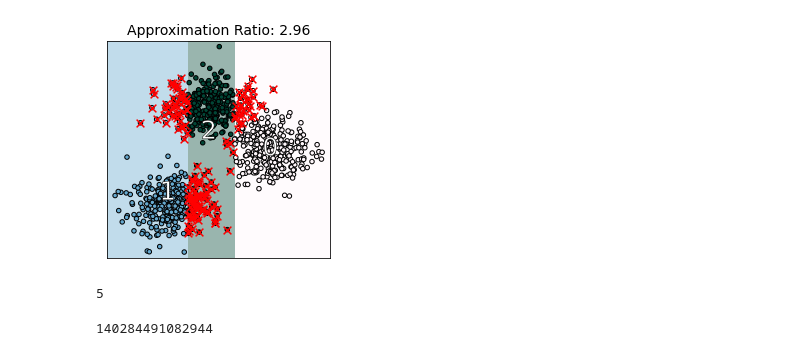
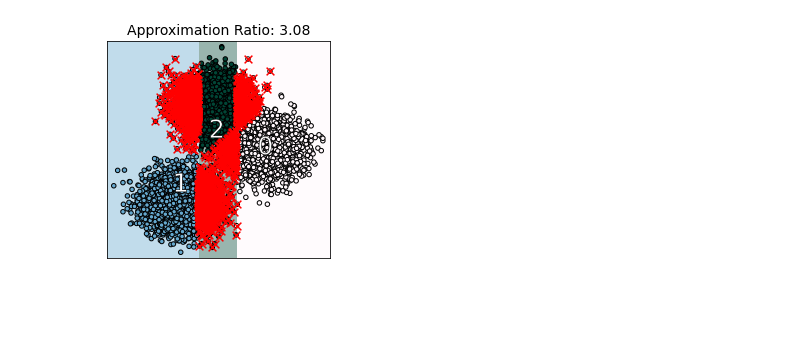
Before and after one commit to lmurtinho/ExKMC, a Jupyter notebook: ExKMC/Example with single dimension.ipynb, the cells around one changed output. Cells and saved outputs as stored; diff of their text form; code cells hidden in the pictures; blank space fills up the shorter version.

```diff
--- a/ExKMC/Example with single dimension.ipynb
+++ b/ExKMC/Example with single dimension.ipynb
@@ -10,12 +10,10 @@ import sys
 sys.path.insert(0, '../notebooks/')
 from utils import calc_cost, plot_kmeans, plot_tree_boundary
 # %%
-n = 1000
+n = 10000
 d = 2
 k = 3
 x_data, _ = make_blobs(n, d, k, 2.5, random_state=42)
-
-
 
 kmeans = KMeans(k, random_state=42)
 kmeans.fit(x_data)
@@ -26,6 +24,6 @@ plot_kmeans(kmeans, x_data)
 # %%
 tree_1k = Tree(k)
-tree_1k.fit(x_data, kmeans)
+%timeit tree_1k.fit(x_data, kmeans)
 
 plot_tree_boundary(tree_1k, k, x_data, kmeans, plot_mistakes=True)
 # %% [output]
@@ -33,6 +32,6 @@ plot_tree_boundary(tree_1k, k, x_data, kmeans, plot_mistakes=True)
 # %%
 tree_0d = Tree(k, valid_col_idx=[0])
-tree_0d.fit(x_data, kmeans)
+%timeit tree_0d.fit(x_data, kmeans)
 
 plot_tree_boundary(tree_0d, k, x_data, kmeans, plot_mistakes=True)
 # %% [output]
@@ -39,9 +39 @@ plot_tree_boundary(tree_0d, k, x_data, kmeans, plot_mistakes=True)
-[figure, old version]
+[figure, new version]
-# %%
-len(tree_1k.node_list)
-# %% [output]
-5
-# %%
-id(tree_1k.tree.left)
-# %% [output]
-140284491082944
```
Also changed, not shown: parts of 14 cells of this notebook, 2 other files.
